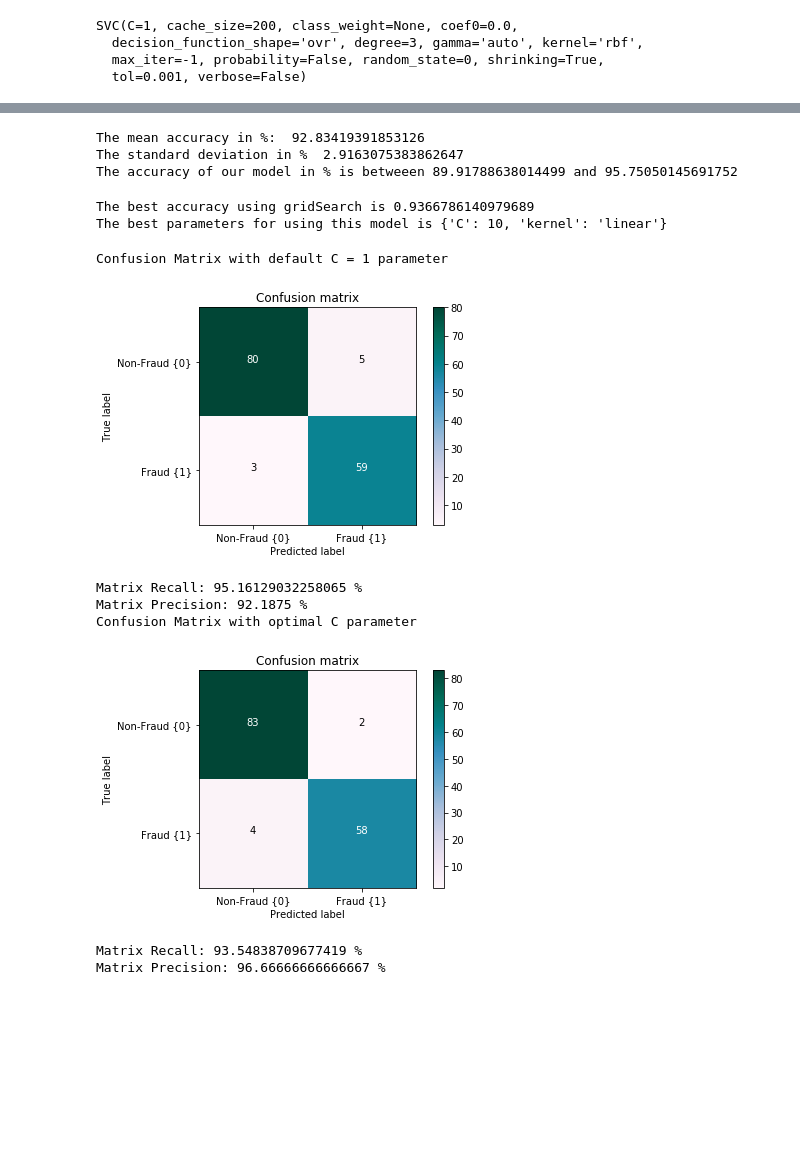
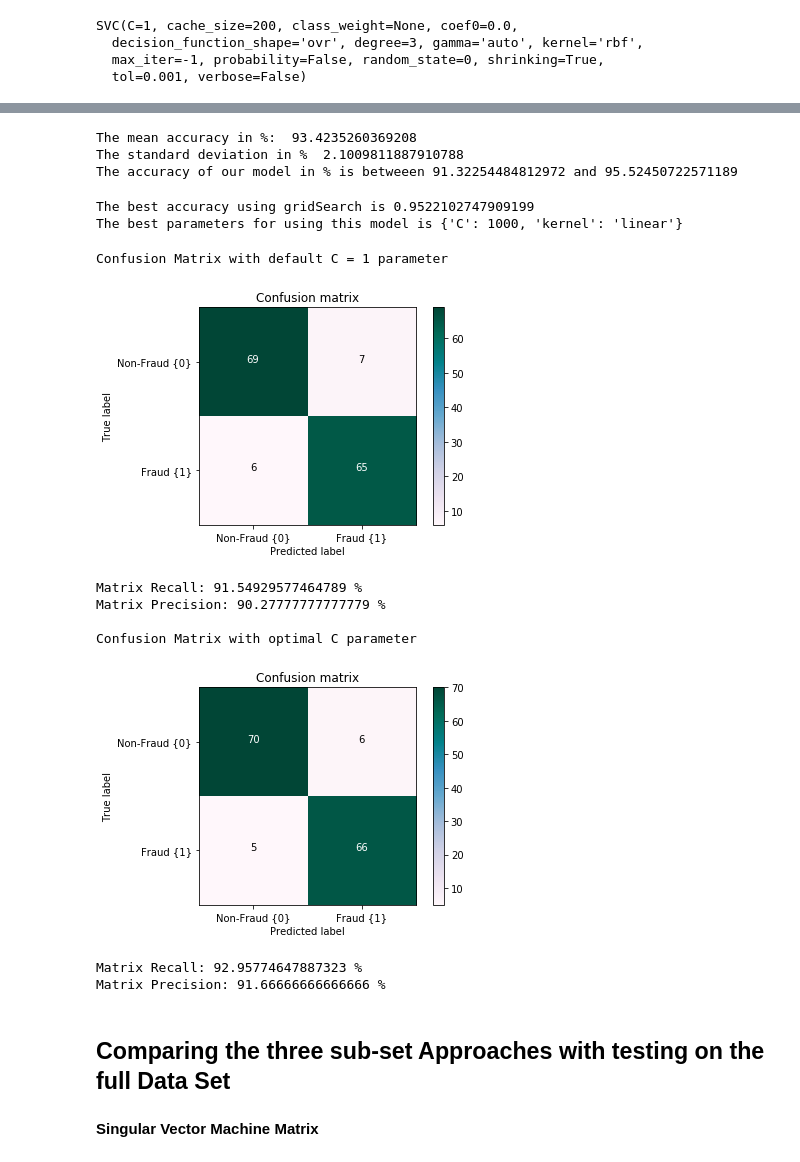
Before and after one commit to safashaikh/MLFinalProj, a Jupyter notebook: creditcard.ipynb, the cells around one changed output, grey strips where cells are left out. Cells and saved outputs as stored; diff of their text form; code cells hidden in the pictures; blank space fills up the shorter version.

```diff
--- a/creditcard.ipynb
+++ b/creditcard.ipynb
@@ -540,7 +523,7 @@ y_test = test_labels
 from sklearn.svm import SVC
 
 classifier= SVC(C= 1, kernel= 'rbf', random_state= 0)
-classifier.fit(X_train, y_train.values.ravel())
+classifier.fit(X_train_u, y_train_u.values.ravel())
 # %% [output]
 SVC(C=1, cache_size=200, class_weight=None, coef0=0.0,
   decision_function_shape='ovr', degree=3, gamma='auto', kernel='rbf',
@@ -548,10 +531,10 @@ SVC(C=1, cache_size=200, class_weight=None, coef0=0.0,
   tol=0.001, verbose=False)
 # %%
 #Predict the class using X_test
-y_pred = classifier.predict(X_test)
+y_pred = classifier.predict(X_test_u)
 # %%
 #cm1 is the confusion matrix 1 which uses the undersampled dataset
-cm1 = confusion_matrix(y_test, y_pred)
+cm1 = confusion_matrix(y_test_u, y_pred)
 # %%
 from sklearn.metrics import confusion_matrix
 
@@ -563,15 +546,15 @@ Matrix Precision: 92.1875 %
 # %%
 #Applying 10 fold cross validation
-accuracies = cross_val_score(estimator = classifier, X=X_train, y = y_train.values.ravel(), cv = 10)
+accuracies = cross_val_score(estimator = classifier, X=X_train_u, y = y_train_u.values.ravel(), cv = 10)
 mean_accuracy= accuracies.mean()*100
 std_accuracy= accuracies.std()*100
 print("The mean accuracy in %: ", accuracies.mean()*100)
 print("The standard deviation in % ", accuracies.std()*100)
 print("The accuracy of our model in % is betweeen {} and {}".format(mean_accuracy-std_accuracy, mean_accuracy+std_accuracy))
 # %% [output]
-The mean accuracy in %:  92.83419391853126
-The standard deviation in %  2.9163075383862647
-The accuracy of our model in % is betweeen 89.91788638014499 and 95.75050145691752
+The mean accuracy in %:  93.4235260369208
+The standard deviation in %  2.1009811887910788
+The accuracy of our model in % is betweeen 91.32254484812972 and 95.52450722571189
 # %%
 from sklearn.model_selection import GridSearchCV
 
@@ -587,43 +570,48 @@ grid_search = GridSearchCV(estimator = classifier,
                            scoring = 'accuracy',
                            cv = 10,
                            n_jobs = -1)
-grid_search = grid_search.fit(X_train, y_train.values.ravel())
+grid_search = grid_search.fit(X_train_u, y_train_u.values.ravel())
 best_accuracy = grid_search.best_score_
 print("The best accuracy using gridSearch is", best_accuracy)
 
 best_parameters = grid_search.best_params_
 print("The best parameters for using this model is", best_parameters)
 # %% [output]
-The best accuracy using gridSearch is 0.9366786140979689
-The best parameters for using this model is {'C': 10, 'kernel': 'linear'}
+The best accuracy using gridSearch is 0.9522102747909199
+The best parameters for using this model is {'C': 1000, 'kernel': 'linear'}
 # %%
 #fitting the model with the best parameters
 classifier_with_best_parameters =  SVC(C= best_parameters["C"], kernel= best_parameters["kernel"], random_state= 0)
-classifier_with_best_parameters.fit(X_train, y_train.values.ravel())
+classifier_with_best_parameters.fit(X_train_u, y_train_u.values.ravel())
 
 #predicting the Class
-y_pred_best_parameters = classifier_with_best_parameters.predict(X_test)
+y_pred_best_parameters = classifier_with_best_parameters.predict(X_test_u)
 
 #creating a confusion matrix
 #cm2 is the confusion matrix  which uses the best parameters
-cm2 = confusion_matrix(y_test, y_pred_best_parameters)
+cm2 = confusion_matrix(y_test_u, y_pred_best_parameters)
 #visualizing the confusion matrix
 
 #matrix 1
 print(B+"Confusion Matrix with default C = 1 parameter"+E)
 plot_confusion_matrix(cm1)
 plt.show()
 
 #matrix 2
-print(B+"Confusion Matrix with optimal C parameter"+E)
+print(B+"\nConfusion Matrix with optimal C parameter"+E)
 plot_confusion_matrix(cm2)
 plt.show()
 # %% [output]
 Confusion Matrix with default C = 1 parameter
-[figure, old version]
+[figure, new version]
-Matrix Recall: 95.16129032258065 %
-Matrix Precision: 92.1875 %
+Matrix Recall: 91.54929577464789 %
+Matrix Precision: 90.27777777777779 %
+
 Confusion Matrix with optimal C parameter
-[figure, old version]
+[figure, new version]
-Matrix Recall: 93.54838709677419 %
-Matrix Precision: 96.66666666666667 %
+Matrix Recall: 92.95774647887323 %
+Matrix Precision: 91.66666666666666 %
+# %% [markdown]
+## Comparing the three sub-set Approaches with testing on the full Data Set
+# %% [markdown]
+**Singular Vector Machine Matrix**
```
Also changed, not shown: parts of 19 cells of this notebook.
